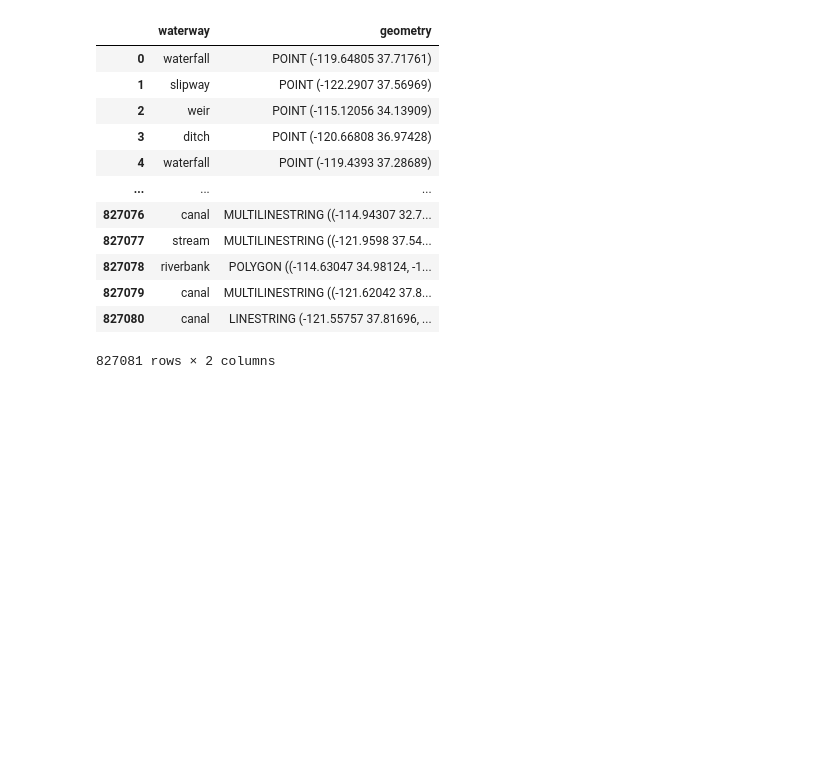
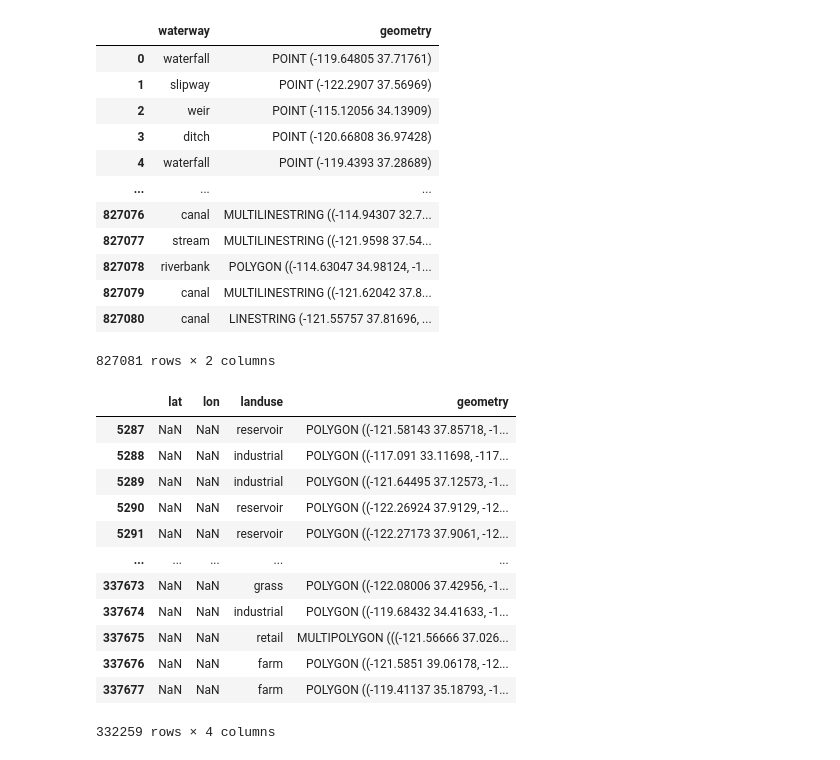
Before and after one commit to sarkarsusanket/esri-earth-search-engine, a Jupyter notebook: call_search_engine.ipynb, the cells around one changed output. Saved outputs shown, nothing was run; the diff lists cells and outputs as text; code cells hidden in the pictures; blank space fills up the shorter version.

```diff
--- a/call_search_engine.ipynb
+++ b/call_search_engine.ipynb
@@ -1989,3 +411,8 @@ result_df
 | 827079 | canal | MULTILINESTRING ((-121.62042 37.8... |
 | 827080 | canal | LINESTRING (-121.55757 37.81696, ... |
 827081 rows × 2 columns
+# %%
+import geopandas as gpd
+
+
+df = gpd.read_parquet(rf"E:\Data\query-earth\embeddings\osm\2014\landuse.parquet")
@@ -1991,0 +421,16 @@ result_df
+# %%
+df[df.geometry.geom_type.isin(['Polygon', 'MultiPolygon'])]
+# %% [output]
+|  | lat | lon | landuse | geometry |
+| 5287 | NaN | NaN | reservoir | POLYGON ((-121.58143 37.85718, -1... |
+| 5288 | NaN | NaN | industrial | POLYGON ((-117.091 33.11698, -117... |
+| 5289 | NaN | NaN | industrial | POLYGON ((-121.64495 37.12573, -1... |
+| 5290 | NaN | NaN | reservoir | POLYGON ((-122.26924 37.9129, -12... |
+| 5291 | NaN | NaN | reservoir | POLYGON ((-122.27173 37.9061, -12... |
+| ... | ... | ... | ... | ... |
+| 337673 | NaN | NaN | grass | POLYGON ((-122.08006 37.42956, -1... |
+| 337674 | NaN | NaN | industrial | POLYGON ((-119.68432 34.41633, -1... |
+| 337675 | NaN | NaN | retail | MULTIPOLYGON (((-121.56666 37.026... |
+| 337676 | NaN | NaN | farm | POLYGON ((-121.5851 39.06178, -12... |
+| 337677 | NaN | NaN | farm | POLYGON ((-119.41137 35.18793, -1... |
+332259 rows × 4 columns
```
Also changed, not shown: parts of 29 cells of this notebook, 12 other files.
